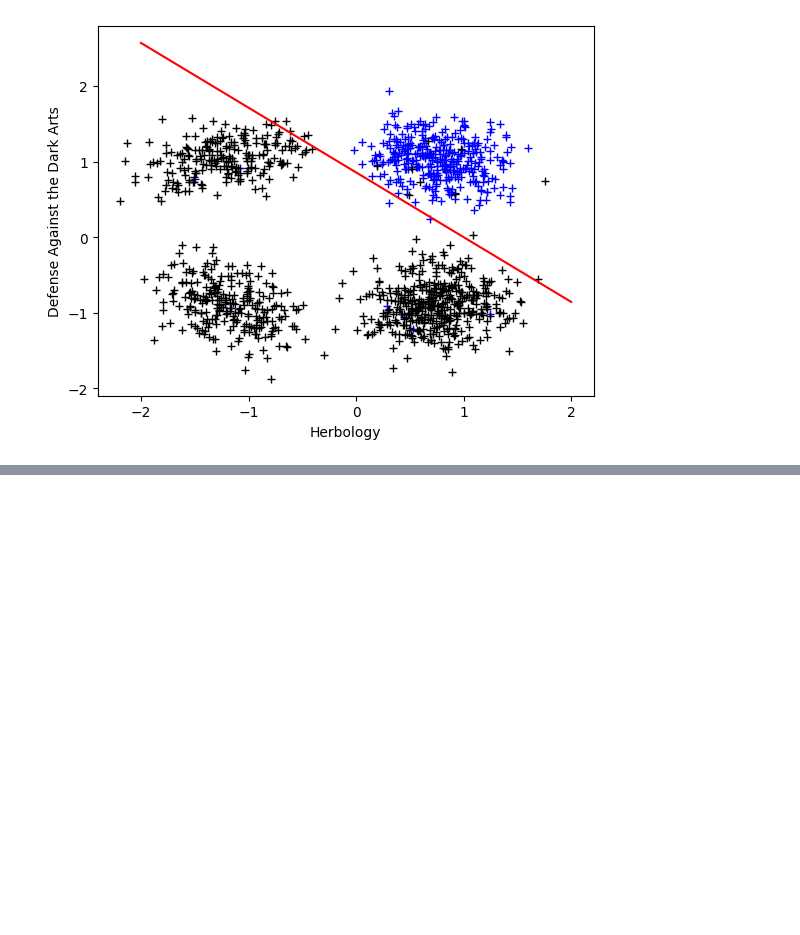
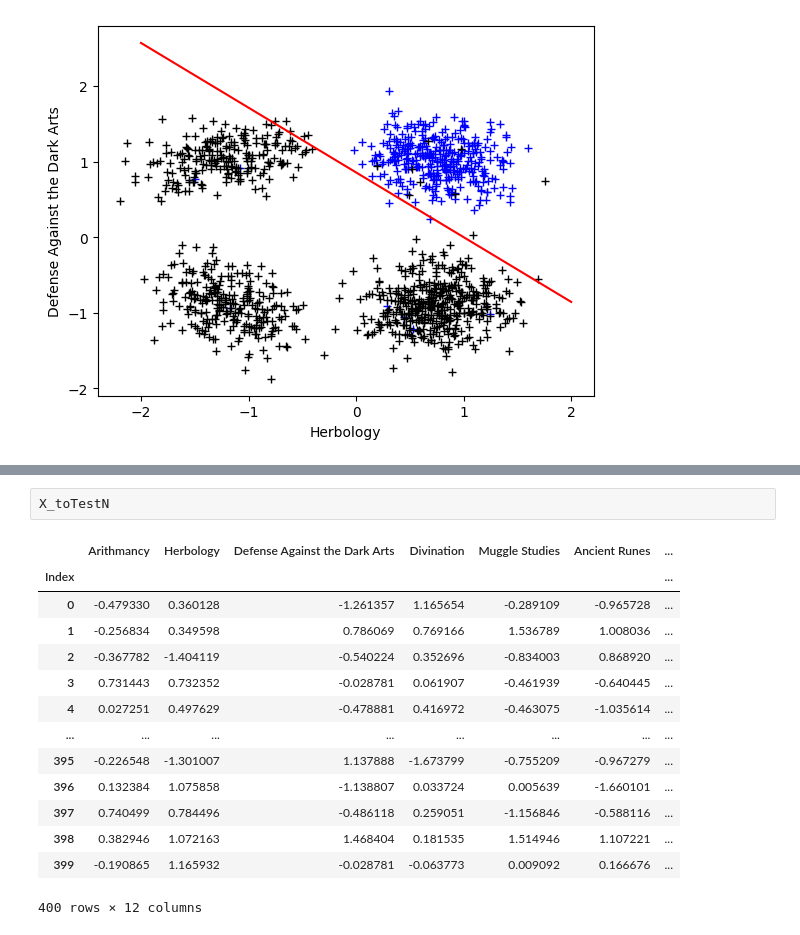
Before and after one commit to mbocquel/dslr, a Jupyter notebook: goinfre/logreg_train.ipynb, the cells around one changed output, grey strips where cells are left out. Saved outputs shown, nothing was run; the diff lists cells and outputs as text; blank space fills up the shorter version.

```diff
--- a/goinfre/logreg_train.ipynb
+++ b/goinfre/logreg_train.ipynb
@@ -345,0 +409,17 @@ plot_limit(X_reduit, 0, 1, w_RavenclawReduit, b_RavenclawReduit)
+# %%
+X_toTestN
+# %% [output]
+|  | Arithmancy | Herbology | Defense Against the Dark Arts | Divination | Muggle Studies | Ancient Runes | ... |
+| Index |  |  |  |  |  |  | ... |
+| 0 | -0.479330 | 0.360128 | -1.261357 | 1.165654 | -0.289109 | -0.965728 | ... |
+| 1 | -0.256834 | 0.349598 | 0.786069 | 0.769166 | 1.536789 | 1.008036 | ... |
+| 2 | -0.367782 | -1.404119 | -0.540224 | 0.352696 | -0.834003 | 0.868920 | ... |
+| 3 | 0.731443 | 0.732352 | -0.028781 | 0.061907 | -0.461939 | -0.640445 | ... |
+| 4 | 0.027251 | 0.497629 | -0.478881 | 0.416972 | -0.463075 | -1.035614 | ... |
+| ... | ... | ... | ... | ... | ... | ... | ... |
+| 395 | -0.226548 | -1.301007 | 1.137888 | -1.673799 | -0.755209 | -0.967279 | ... |
+| 396 | 0.132384 | 1.075858 | -1.138807 | 0.033724 | 0.005639 | -1.660101 | ... |
+| 397 | 0.740499 | 0.784496 | -0.486118 | 0.259051 | -1.156846 | -0.588116 | ... |
+| 398 | 0.382946 | 1.072163 | 1.468404 | 0.181535 | 1.514946 | 1.107221 | ... |
+| 399 | -0.190865 | 1.165932 | -0.028781 | -0.063773 | 0.009092 | 0.166676 | ... |
+400 rows × 12 columns
```
Also changed, not shown: parts of 12 cells of this notebook, 1 other file.
